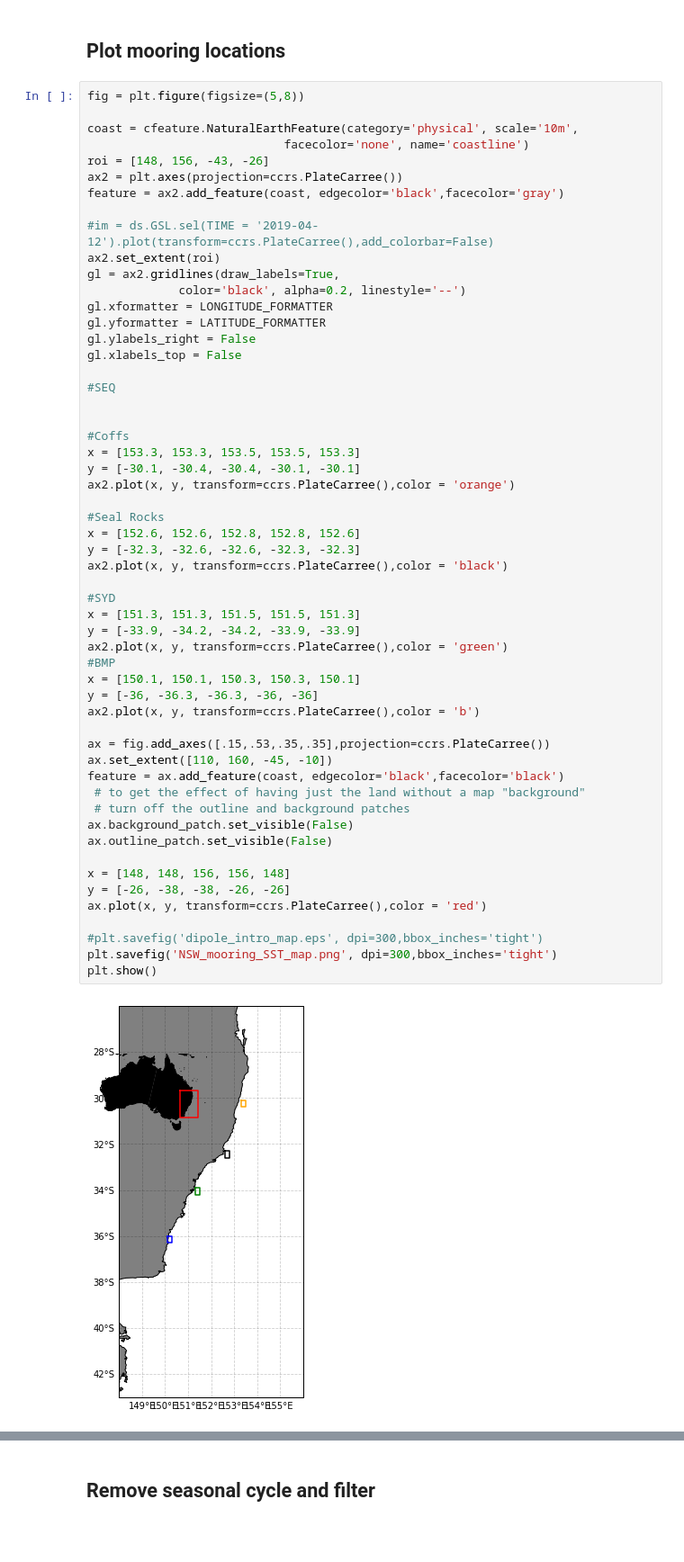
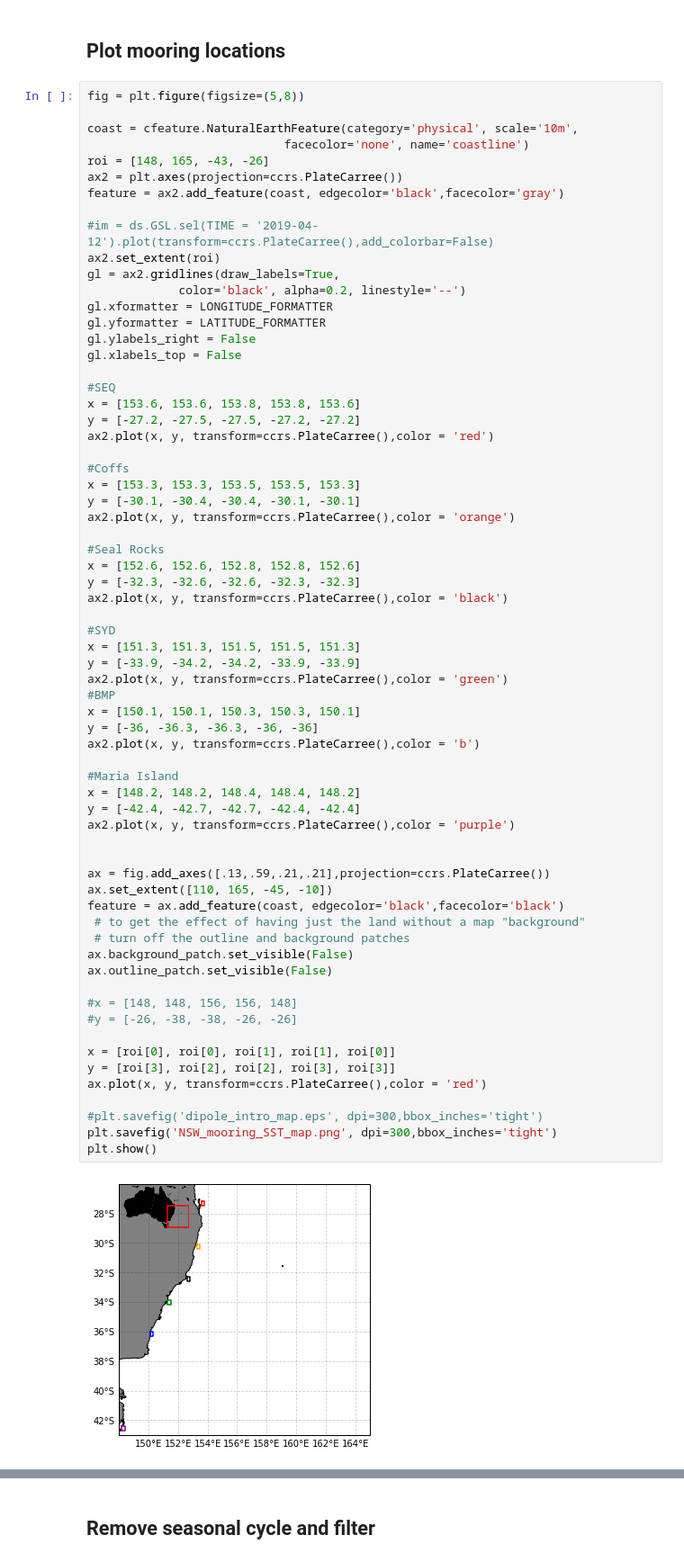
Before and after one commit to nmalan/EAC-shelf-trends, a Jupyter notebook: Mooring_SST_analysis.ipynb, the cells around one changed output, grey strips where cells are left out. Shown: that part at 90% size. Cells and saved outputs as stored; diff of their text form; blank space fills up the shorter version.

```diff
--- a/Mooring_SST_analysis.ipynb
+++ b/Mooring_SST_analysis.ipynb
@@ -109,7 +112,7 @@ fig = plt.figure(figsize=(5,8))
 
 coast = cfeature.NaturalEarthFeature(category='physical', scale='10m',
                             facecolor='none', name='coastline')
-roi = [148, 156, -43, -26]
+roi = [148, 165, -43, -26]
 ax2 = plt.axes(projection=ccrs.PlateCarree())
 feature = ax2.add_feature(coast, edgecolor='black',facecolor='gray')
 
@@ -123,41 +126,52 @@ gl.ylabels_right = False
 gl.xlabels_top = False
 
 #SEQ
-
+x = [153.6, 153.6, 153.8, 153.8, 153.6]
+y = [-27.2, -27.5, -27.5, -27.2, -27.2]
+ax2.plot(x, y, transform=ccrs.PlateCarree(),color = 'red')
 
 #Coffs
 x = [153.3, 153.3, 153.5, 153.5, 153.3]
 y = [-30.1, -30.4, -30.4, -30.1, -30.1]
 ax2.plot(x, y, transform=ccrs.PlateCarree(),color = 'orange')
 
 #Seal Rocks
 x = [152.6, 152.6, 152.8, 152.8, 152.6]
 y = [-32.3, -32.6, -32.6, -32.3, -32.3]
 ax2.plot(x, y, transform=ccrs.PlateCarree(),color = 'black')
 
 #SYD
 x = [151.3, 151.3, 151.5, 151.5, 151.3]
 y = [-33.9, -34.2, -34.2, -33.9, -33.9]
 ax2.plot(x, y, transform=ccrs.PlateCarree(),color = 'green')
 #BMP
 x = [150.1, 150.1, 150.3, 150.3, 150.1]
 y = [-36, -36.3, -36.3, -36, -36]
 ax2.plot(x, y, transform=ccrs.PlateCarree(),color = 'b')
 
-ax = fig.add_axes([.15,.53,.35,.35],projection=ccrs.PlateCarree())
-ax.set_extent([110, 160, -45, -10])
+#Maria Island
+x = [148.2, 148.2, 148.4, 148.4, 148.2]
+y = [-42.4, -42.7, -42.7, -42.4, -42.4]
+ax2.plot(x, y, transform=ccrs.PlateCarree(),color = 'purple')
+
+
+ax = fig.add_axes([.13,.59,.21,.21],projection=ccrs.PlateCarree())
+ax.set_extent([110, 165, -45, -10])
 feature = ax.add_feature(coast, edgecolor='black',facecolor='black')
  # to get the effect of having just the land without a map "background"
  # turn off the outline and background patches
 ax.background_patch.set_visible(False)
 ax.outline_patch.set_visible(False)
 
-x = [148, 148, 156, 156, 148]
-y = [-26, -38, -38, -26, -26]
+#x = [148, 148, 156, 156, 148]
+#y = [-26, -38, -38, -26, -26]
+
+x = [roi[0], roi[0], roi[1], roi[1], roi[0]]
+y = [roi[3], roi[2], roi[2], roi[3], roi[3]]
 ax.plot(x, y, transform=ccrs.PlateCarree(),color = 'red')
 
 #plt.savefig('dipole_intro_map.eps', dpi=300,bbox_inches='tight')
 plt.savefig('NSW_mooring_SST_map.png', dpi=300,bbox_inches='tight')
 plt.show()
 # %% [output]
-[figure, old version]
+[figure, new version]
```
Also changed, not shown: parts of 15 cells of this notebook, 4 other files.
